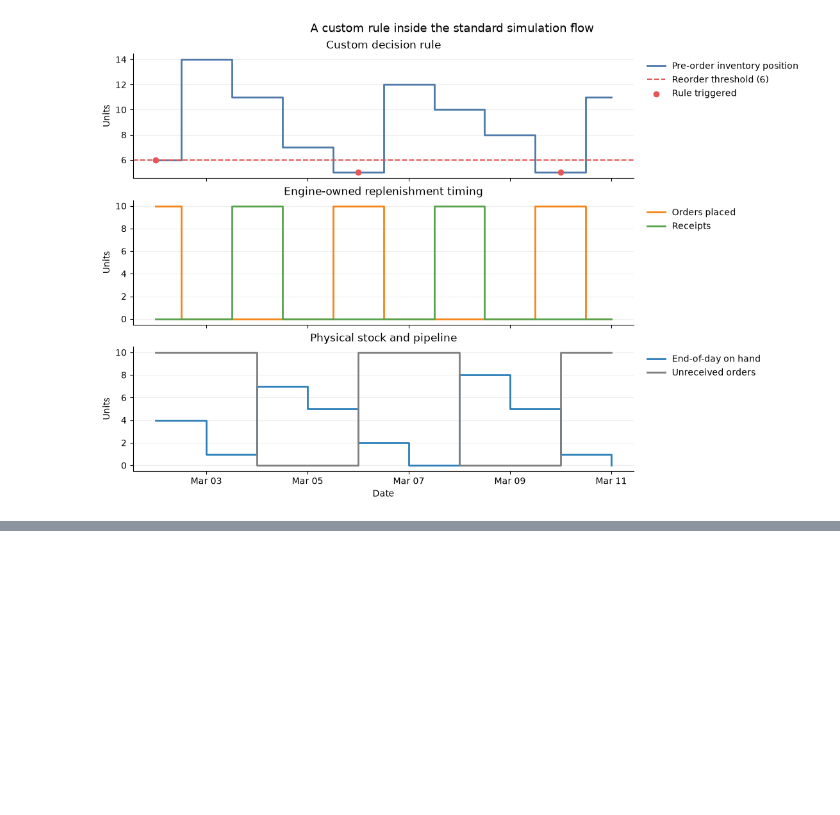
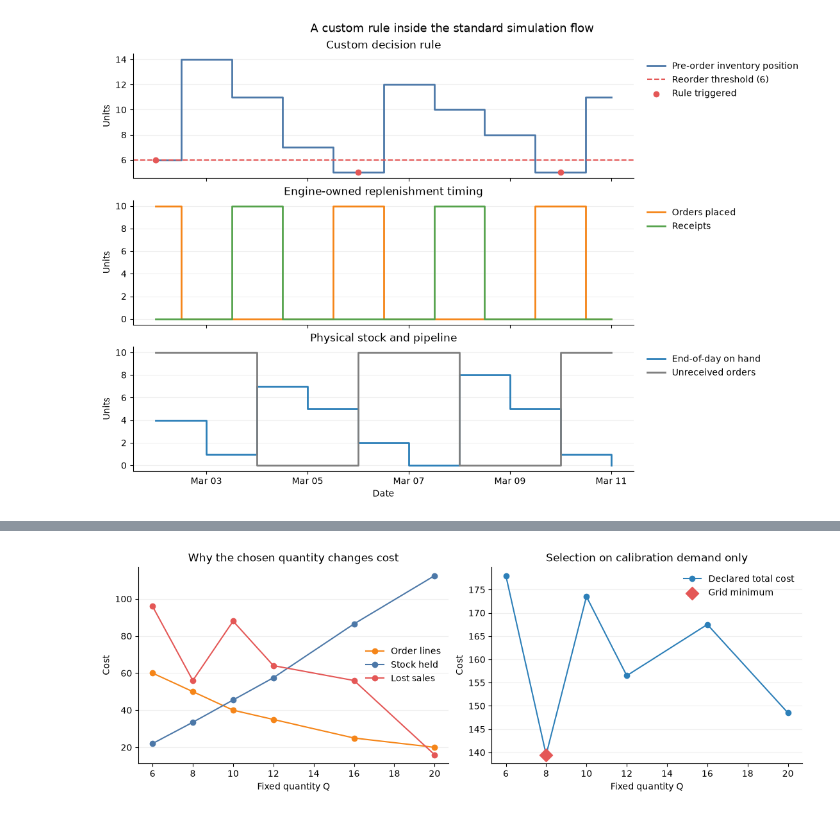
Before and after one commit to FilTheo/stockcast, a Jupyter notebook: examples/notebooks/05_custom_policies.ipynb, the cells around one changed output, grey strips where cells are left out. Drawn from its saved outputs; the diff is of its cells as text; code cells hidden in the pictures; blank space fills up the shorter version.

```diff
--- a/examples/notebooks/05_custom_policies.ipynb
+++ b/examples/notebooks/05_custom_policies.ipynb
@@ -266,11 +272,10 @@ Canonical period events record the end-of-period inventory position after any ac
 # %%
+# One canonical row per SKU and demand period in this scenario.
 events = result.to_event_frame(window='all')
 opening_event = events.loc[events['demand_period'].eq(0)].copy()
 period_events = events.loc[events['event_type'].eq('period')].copy()
 # With no callbacks or constraints, the accepted quantity is the policy request.
-period_events['pre_order_inventory_position'] = (
-    period_events['decision_inventory_position']
-)
+period_events['pre_order_inventory_position'] = period_events['decision_inventory_position']
 period_events['rule_triggered'] = (
     period_events['pre_order_inventory_position'] <= reorder_threshold
 )
@@ -401,0 +513,24 @@ plt.show()
+# %%
+fig, axes = plt.subplots(1, 2, figsize=(11, 3.8), layout='constrained')
+for column, label, color in [
+    ('ordering_cost', 'Order lines', '#F58518'),
+    ('holding_cost', 'Stock held', '#4C78A8'),
+    ('shortage_cost', 'Lost sales', '#E45756'),
+]:
+    axes[0].plot(calibration_scores.Q, calibration_scores[column], marker='o',
+                 label=label, color=color)
+axes[0].set(title='Why the chosen quantity changes cost', xlabel='Fixed quantity Q', ylabel='Cost')
+axes[0].legend(frameon=False)
+axes[1].plot(calibration_scores.Q, calibration_scores.total_cost,
+             marker='o', color='#2C7FB8', label='Declared total cost')
+chosen = calibration_scores.loc[calibration_scores.Q.eq(selected_quantity)].iloc[0]
+axes[1].scatter([chosen.Q], [chosen.total_cost], s=105, marker='D',
+                color='#E45756', zorder=3, label='Grid minimum')
+axes[1].set(title='Selection on calibration demand only', xlabel='Fixed quantity Q', ylabel='Cost')
+axes[1].legend(frameon=False)
+for ax in axes:
+    ax.grid(axis='y', alpha=0.2)
+    ax.spines[['top', 'right']].set_visible(False)
+plt.show()
+# %% [output]
+[figure, added]
```
Also changed, not shown: parts of 26 cells of this notebook, 55 other files.
